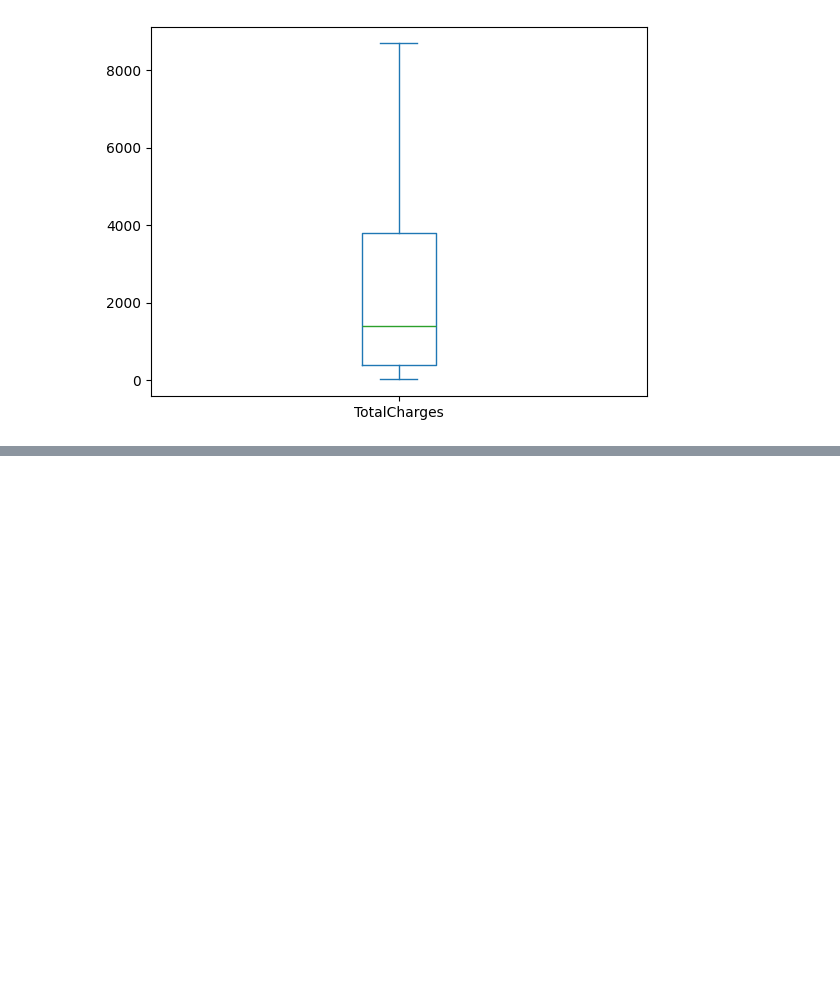
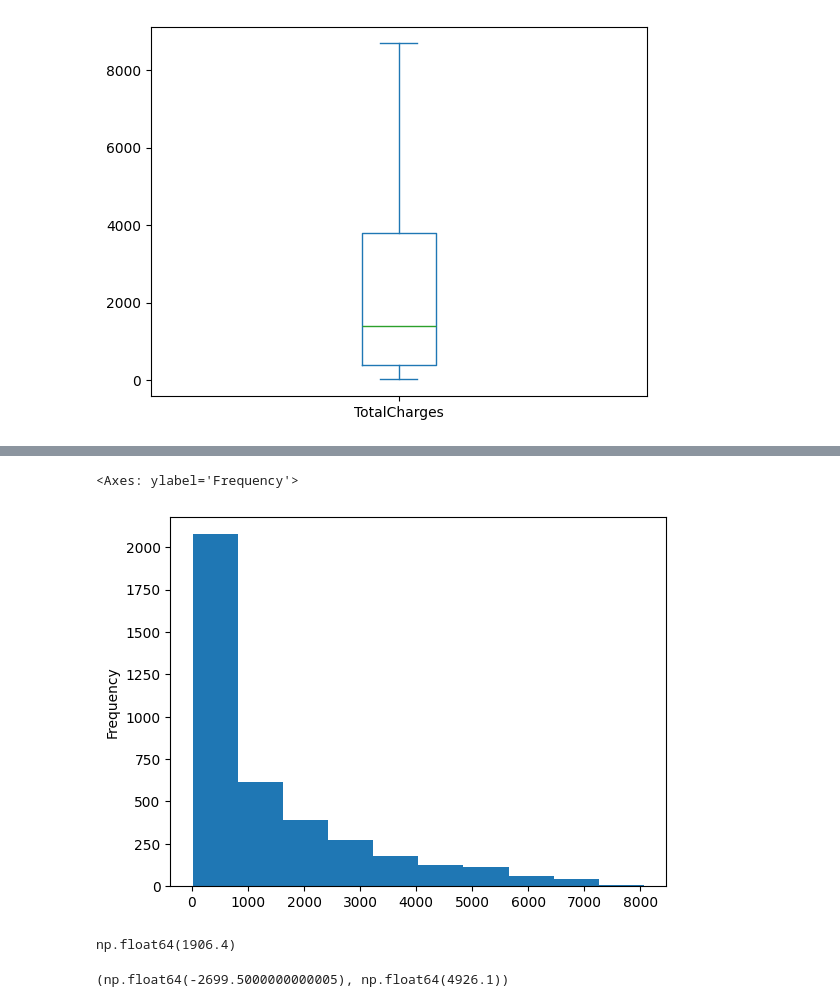
Before and after one commit to EuFontoura/EDAestudos, a Jupyter notebook: eda_churn.ipynb, the cells around one changed output, grey strips where cells are left out. Cells and saved outputs as stored; diff of their text form; code cells hidden in the pictures; blank space fills up the shorter version.

Commit message:
Lidando com Outliers - Método Zscore

```diff
--- a/eda_churn.ipynb
+++ b/eda_churn.ipynb
@@ -933,0 +939,3 @@ df_churn['TotalCharges'].plot.box()
+# %%
+# Criar um dataframe somente com clientes do tipo Month to Month (Contrato Mensal)
+df_churn_month = df_churn[df_churn.Contract=='Month-to-month']
@@ -933,0 +958,23 @@ df_churn['TotalCharges'].plot.box()
+# %%
+# Histograma - Chegar visualmente se os dados seguem uma distribuição normal
+df_churn_month.TotalCharges.plot.hist()
+# %% [output]
+<Axes: ylabel='Frequency'>
+[figure, added]
+# %%
+# Método de Tukey - IQR (Distribuição não normal)
+# IQR - Range Interquartil
+# IQR = 3o quartil - 1o quartil
+q1_TotalCharges_month = df_churn_month.TotalCharges.quantile(0.25)
+q3_TotalCharges_month = df_churn_month.TotalCharges.quantile(0.75)
+iqr_TotalCharges_month = q3_TotalCharges_month - q1_TotalCharges_month
+iqr_TotalCharges_month
+# %% [output]
+np.float64(1906.4)
+# %%
+# Limite Inferior e Superior
+limInf_TotalCharges_month = q1_TotalCharges_month - (iqr_TotalCharges_month * 1.5)
+limSup_TotalCharges_month = q3_TotalCharges_month + (iqr_TotalCharges_month * 1.5)
+limInf_TotalCharges_month, limSup_TotalCharges_month
+# %% [output]
+(np.float64(-2699.5000000000005), np.float64(4926.1))
```
Also changed, not shown: parts of 7 cells of this notebook.
